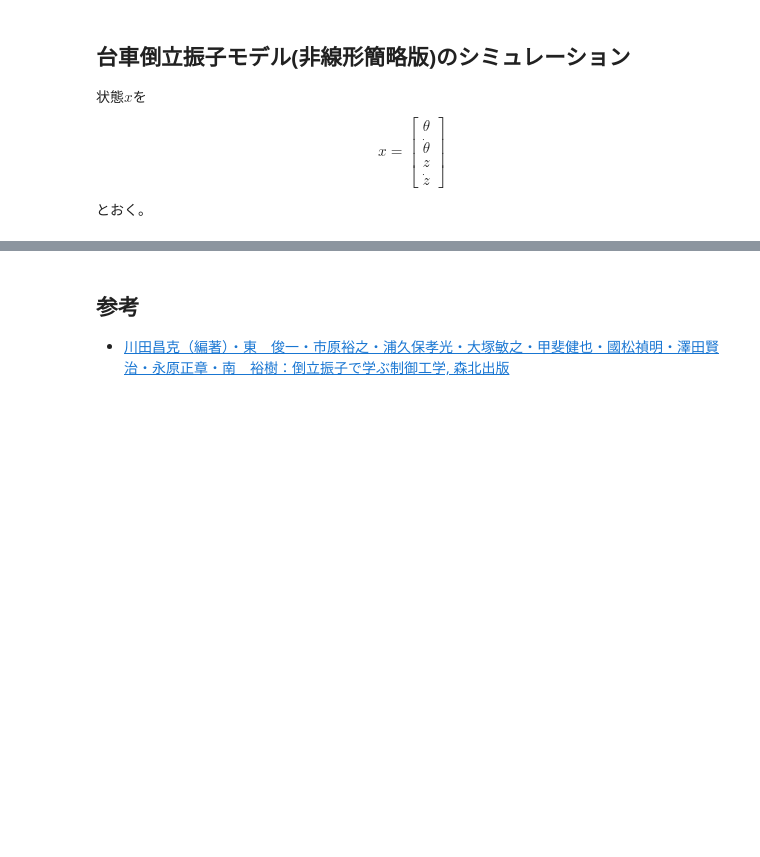
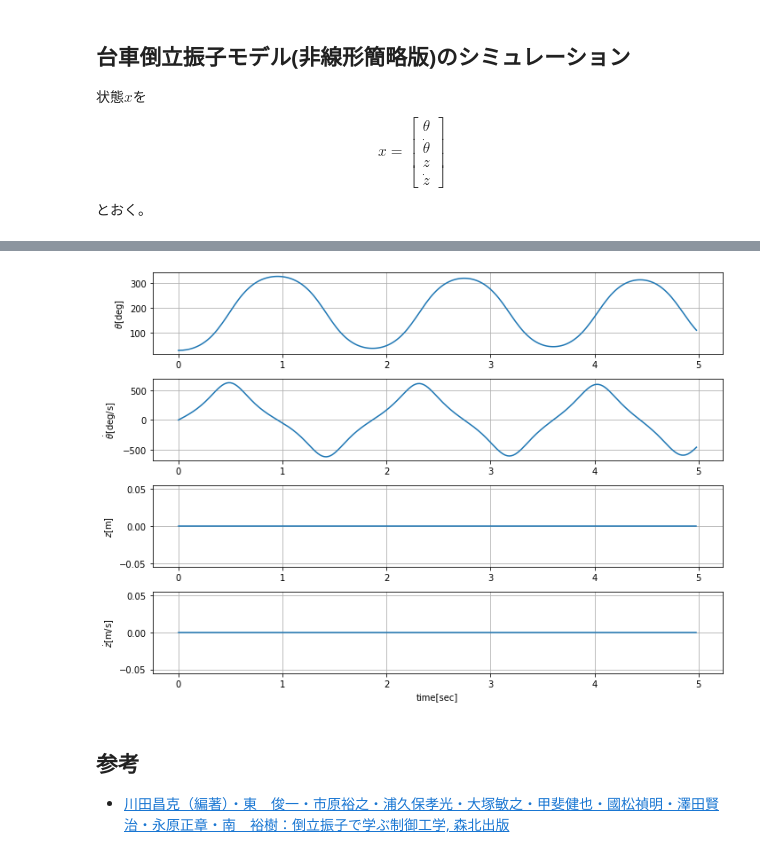
Before and after one commit to hajimesat0/ctrl-eng-study, a Jupyter notebook: src/topic_台車型倒立振子モデル/台車型倒立振子モデル.ipynb, the cells around one changed output, grey strips where cells are left out. Drawn from its saved outputs; the diff is of its cells as text; code cells hidden in the pictures; blank space fills up the shorter version.

```diff
--- a/src/topic_台車型倒立振子モデル/台車型倒立振子モデル.ipynb
+++ b/src/topic_台車型倒立振子モデル/台車型倒立振子モデル.ipynb
@@ -205,3 +211,23 @@ HTML( ani.to_jshtml() )
+# %%
+fig_t_theta, axes = plt.subplots(4, 1, tight_layout=True, figsize=(10, 7))
+
+axes[0].plot(t,np.degrees(theta))
+axes[0].set_ylabel(r"$\theta$[deg]")
+axes[0].grid()
+axes[1].plot(t,np.degrees(dot_theta))
+axes[1].set_ylabel(r"$\dot{ \theta }$[deg/s]")
+axes[1].grid()
+axes[2].plot(t,z)
+axes[2].set_ylabel(r"$z$[m]")
+axes[2].grid()
+axes[3].plot(t,dot_z)
+axes[3].set_ylabel(r"$\dot{z}$[m/s]")
+axes[3].grid()
+
+axes[-1].set_xlabel(r"time[sec]")
+plt.show()
+# %% [output]
+[figure, added]
 # %% [markdown]
 ## 参考
 
```
Also changed, not shown: parts of 1 cell of this notebook.
